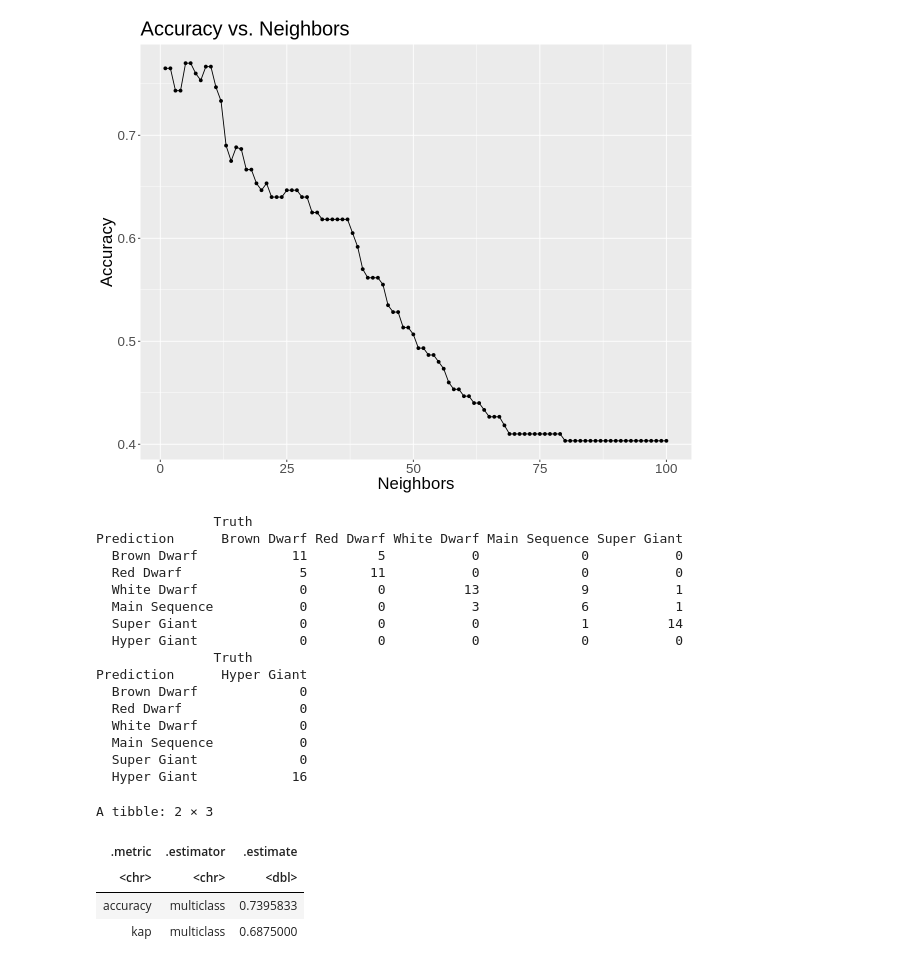
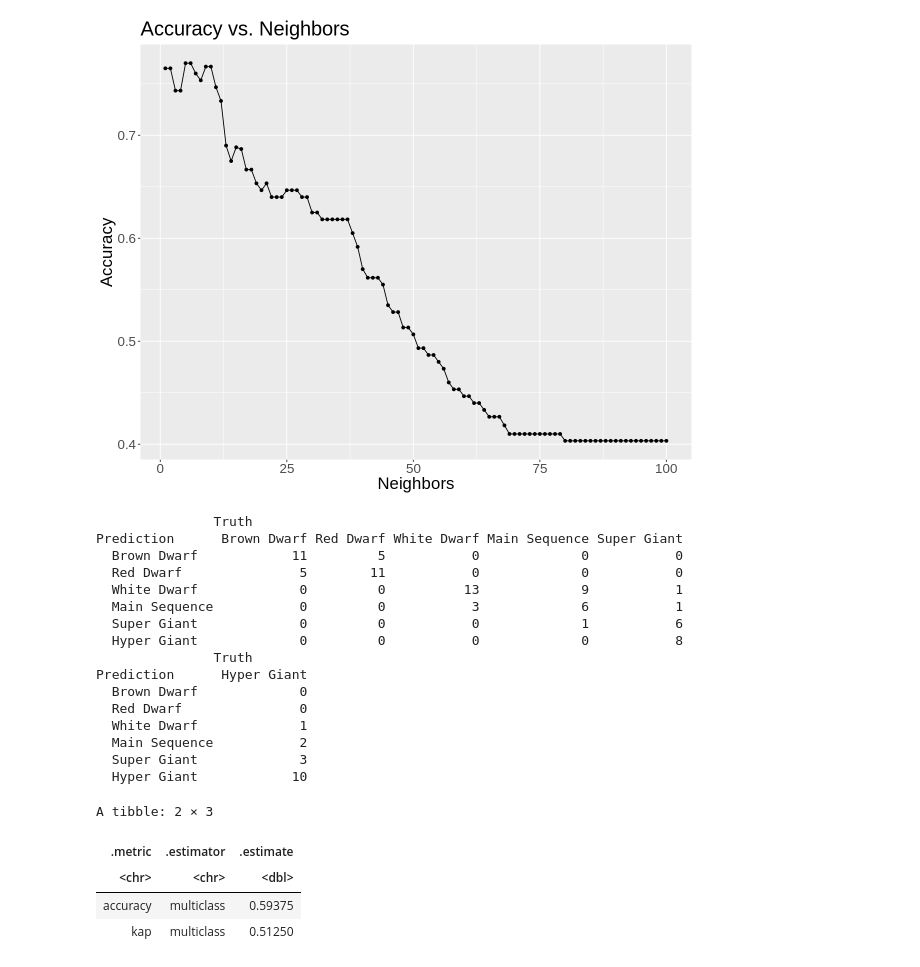
Before and after one commit to KarnS1o3/DSCI-project, a Jupyter notebook: Group_Project_proposal.ipynb, the cells around one changed output. Cells and saved outputs as stored; diff of their text form; code cells hidden in the pictures.

```diff
--- a/Group_Project_proposal.ipynb
+++ b/Group_Project_proposal.ipynb
@@ -206,42 +206,46 @@ knn_best_spec <- nearest_neighbor(weight_func = "rectangular", neighbors = k_min
     set_engine("kknn") %>%
     set_mode("classification")
 
+knn_recipe <- recipe(star_type ~ luminosity + temperature, data = star_train) %>%
+    step_center(all_predictors()) %>%
+    step_scale(all_predictors())
+
 star_best_fit <- workflow() %>%
-    add_recipe(star_recipe) %>%
+    add_recipe(knn_recipe) %>%
     add_model(knn_best_spec) %>%
     fit(data = star_train)
 
 star_metrics <- star_best_fit %>%
     predict(star_test) %>%
     bind_cols(star_test) %>%
     metrics(truth = star_type, estimate = .pred_class)
 
 star_conf_mat <- star_best_fit %>%
     predict(star_test) %>%
     bind_cols(star_test) %>%
     conf_mat(truth = star_type, estimate = .pred_class)
 
 star_conf_mat
 star_metrics
 # %% [output]
                Truth
 Prediction      Brown Dwarf Red Dwarf White Dwarf Main Sequence Super Giant
   Brown Dwarf            11         5           0             0           0
   Red Dwarf               5        11           0             0           0
   White Dwarf             0         0          13             9           1
   Main Sequence           0         0           3             6           1
-  Super Giant             0         0           0             1          14
-  Hyper Giant             0         0           0             0           0
+  Super Giant             0         0           0             1           6
+  Hyper Giant             0         0           0             0           8
                Truth
 Prediction      Hyper Giant
   Brown Dwarf             0
   Red Dwarf               0
-  White Dwarf             0
-  Main Sequence           0
-  Super Giant             0
-  Hyper Giant            16
+  White Dwarf             1
+  Main Sequence           2
+  Super Giant             3
+  Hyper Giant            10
 A tibble: 2 × 3
 | .metric | .estimator | .estimate |
 | <chr> | <chr> | <dbl> |
-| accuracy | multiclass | 0.7395833 |
-| kap | multiclass | 0.6875000 |
+| accuracy | multiclass | 0.59375 |
+| kap | multiclass | 0.51250 |
```
